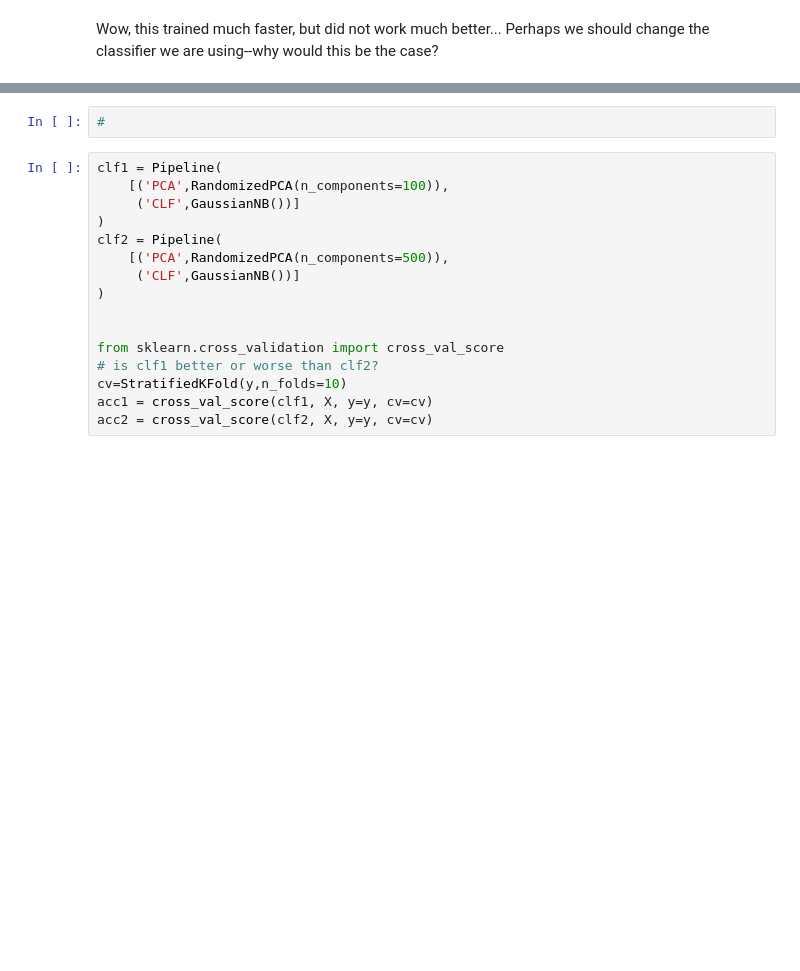
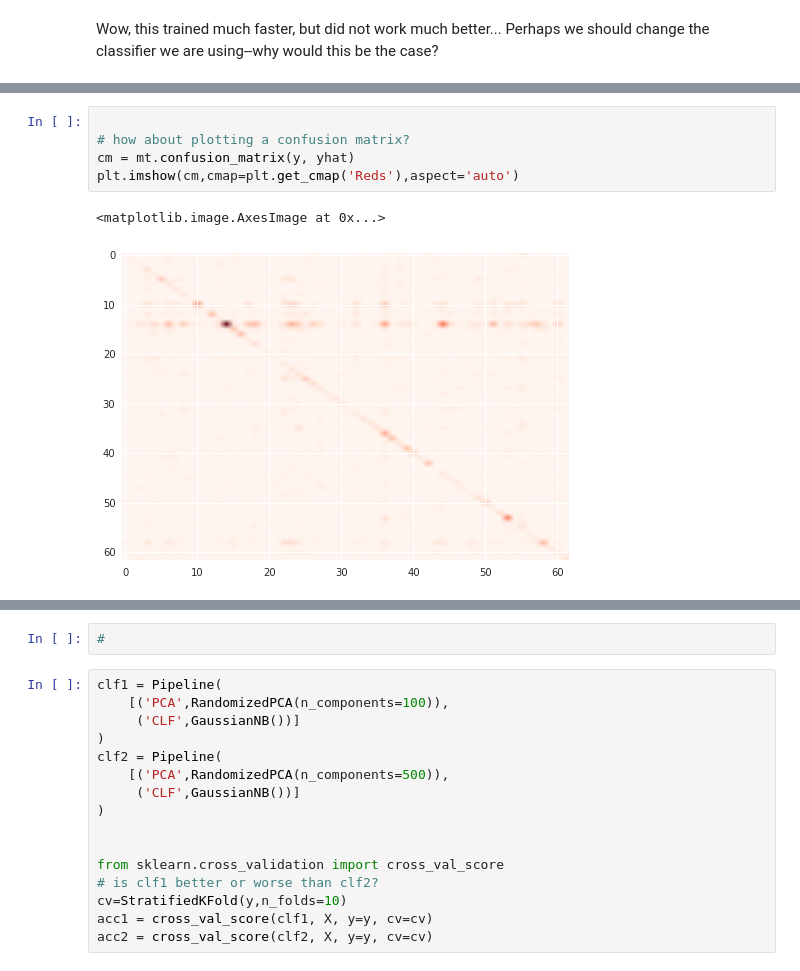
Before and after one commit to eclarson/DataMiningNotebooks, a Jupyter notebook: 06. Classification.ipynb, the cells around one changed output, grey strips where cells are left out. Cells and saved outputs as stored; diff of their text form; blank space fills up the shorter version.

```diff
--- a/06. Classification.ipynb
+++ b/06. Classification.ipynb
@@ -258,0 +301,8 @@ Number of frequent faces: 5 with precision of: 0.603292879582
+# %%
+
+# how about plotting a confusion matrix?
+cm = mt.confusion_matrix(y, yhat)
+plt.imshow(cm,cmap=plt.get_cmap('Reds'),aspect='auto')
+# %% [output]
+<matplotlib.image.AxesImage at 0x...>
+[figure, added]
```
Also changed, not shown: parts of 23 cells of this notebook.
